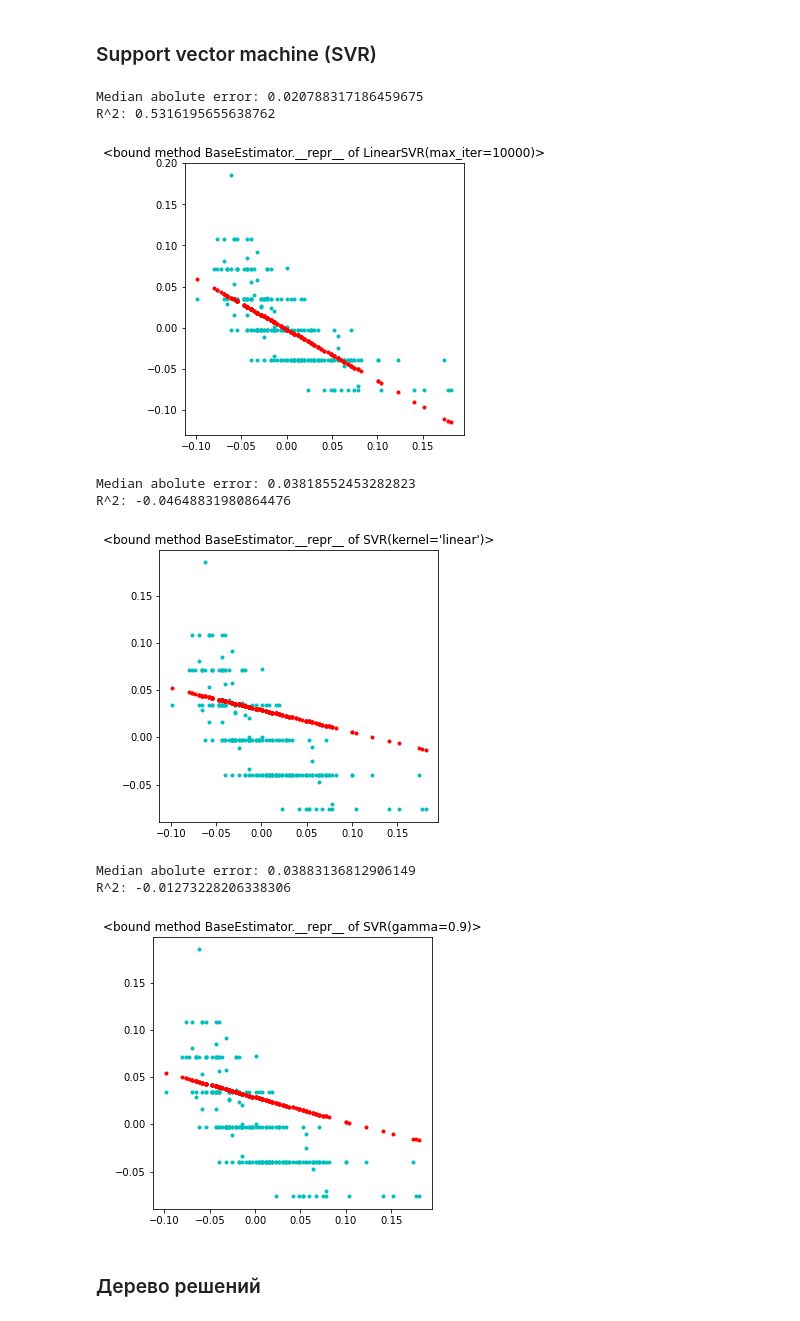
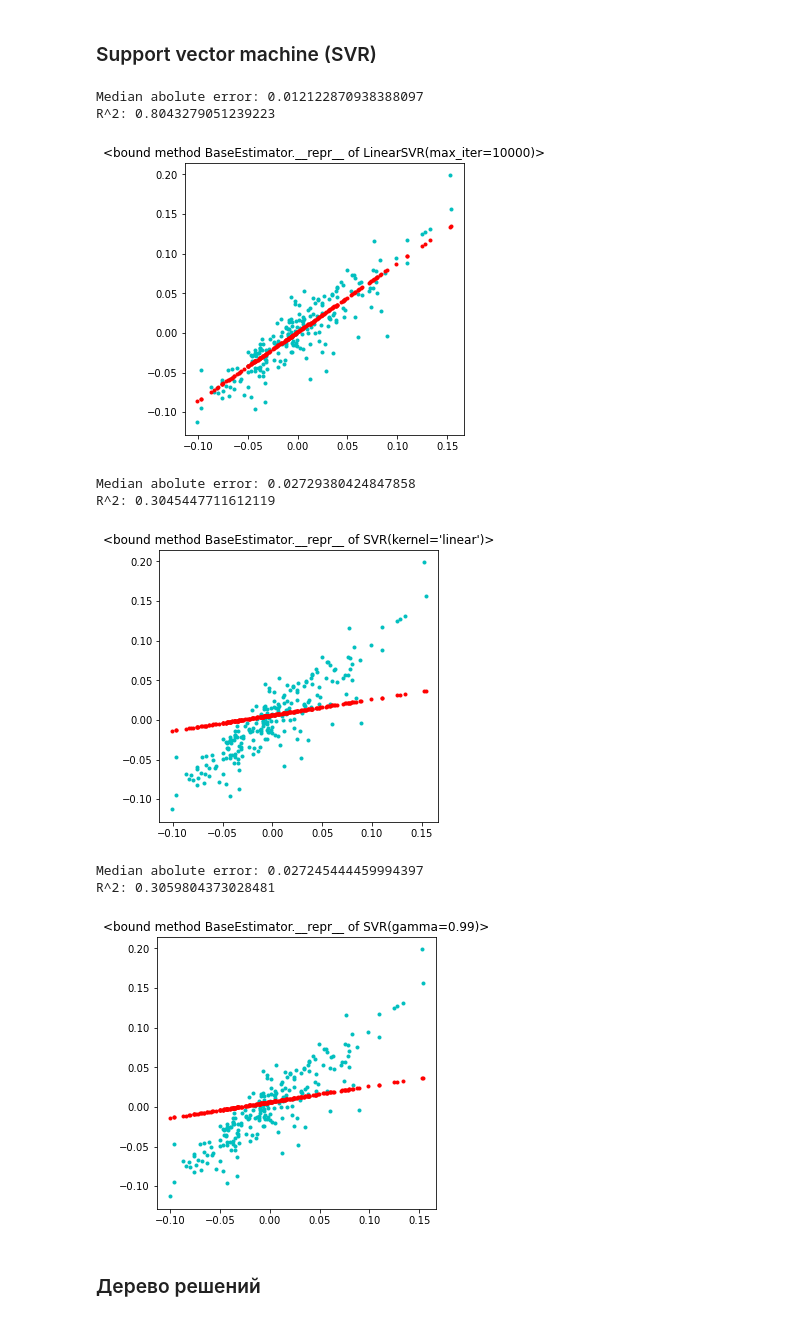
Before and after one commit to dlnwlkmn/ml-labs, a Jupyter notebook: LR4/LR4.ipynb, the cells around one changed output. Drawn from its saved outputs; the diff is of its cells as text; code cells hidden in the pictures.

```diff
--- a/LR4/LR4.ipynb
+++ b/LR4/LR4.ipynb
@@ -62,7 +62,7 @@ sns.heatmap(pd_data.corr())
 from sklearn.model_selection import train_test_split
 
 X_train, X_test, Y_train, Y_test = train_test_split(
-    pd_data['s3'].values, pd_data['s4'].values, test_size=0.5, random_state=1)
+    pd_data['s1'].values, pd_data['s2'].values, test_size=0.5, random_state=1)
 # %% [markdown]
 ## Обучение моделей
 ### Линейная модель LinearRegression
@@ -129,21 +129,21 @@ def plot_regr(clf):
 
 plot_regr(LinearSVR(C=1.0, max_iter=10000))
 # %% [output]
-Median abolute error: 0.020788317186459675
-R^2: 0.5316195655638762
+Median abolute error: 0.012122870938388097
+R^2: 0.8043279051239223
-[figure, old version]
+[figure, new version]
 # %%
 plot_regr(SVR(kernel='linear', C=1.0))
 # %% [output]
-Median abolute error: 0.03818552453282823
-R^2: -0.04648831980864476
+Median abolute error: 0.02729380424847858
+R^2: 0.3045447711612119
-[figure, old version]
+[figure, new version]
 # %%
-plot_regr(SVR(kernel='rbf', gamma=0.9, C=1.0))
+plot_regr(SVR(kernel='rbf', gamma=0.99, C=1.0))
 # %% [output]
-Median abolute error: 0.03883136812906149
-R^2: -0.01273228206338306
+Median abolute error: 0.027245444459994397
+R^2: 0.3059804373028481
-[figure, old version]
+[figure, new version]
 # %% [markdown]
 ### Дерево решений
 # %%
```
Also changed, not shown: parts of 5 cells of this notebook.
